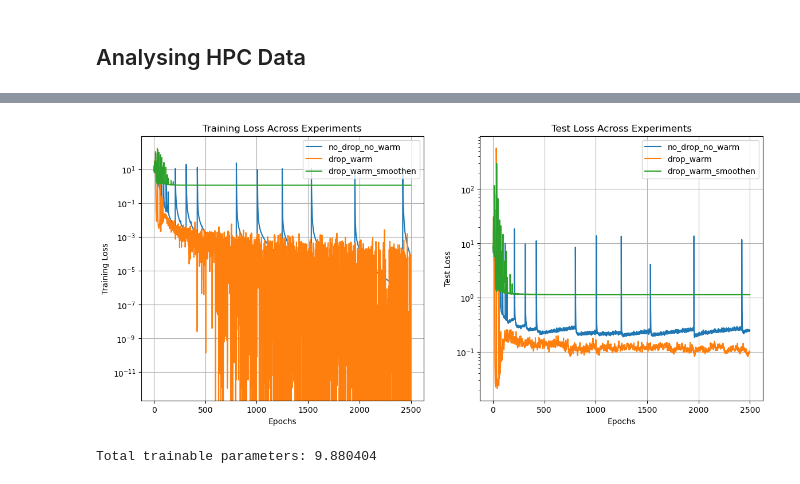
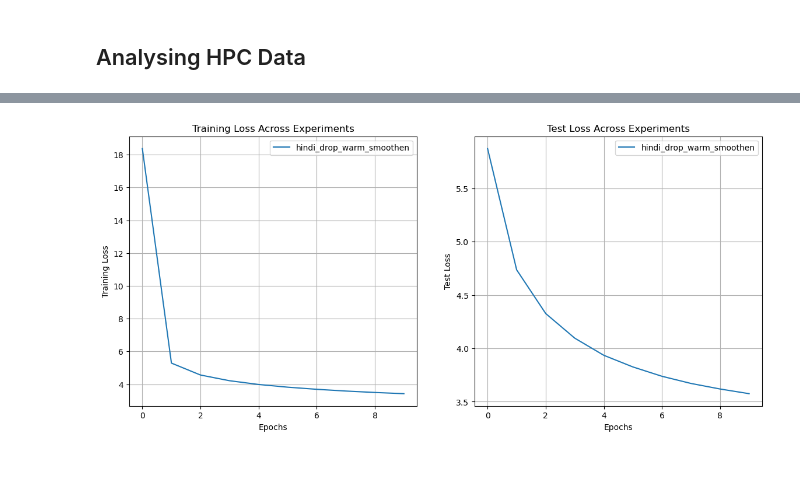
Before and after one commit to SharmaLlama/dl-from-scratch, a Jupyter notebook: notebooks/transformer.ipynb, the cells around one changed output, grey strips where cells are left out. Drawn from its saved outputs; the diff is of its cells as text; code cells hidden in the pictures.

```diff
--- a/notebooks/transformer.ipynb
+++ b/notebooks/transformer.ipynb
@@ -270,7 +272,7 @@ train_losses = {}
 test_losses = {}
 sentences = {}
 
-for exp in [exp_1, exp_2, exp_3]:
+for exp in [exp_3]:
     with open(base_path / f"{exp}_sentences.pkl", "rb") as f:
         sentences[exp] = pickle.load(f)
 
@@ -305,33 +284,28 @@ sentences[exp_3]
 # %%
 import matplotlib.pyplot as plt
 
 fig, axes = plt.subplots(1, 2, figsize=(14, 6))
 
 # Plot training losses
 for exp_name, losses in train_losses.items():
     axes[0].plot(losses, label=exp_name)
 axes[0].set_title("Training Loss Across Experiments")
 axes[0].set_xlabel("Epochs")
 axes[0].set_ylabel("Training Loss")
 axes[0].legend()
-axes[0].set_yscale("log")
+# axes[0].set_yscale("log")
 axes[0].grid(True)
 
 # Plot test losses
 for exp_name, losses in test_losses.items():
     axes[1].plot(losses, label=exp_name)
 axes[1].set_title("Test Loss Across Experiments")
 axes[1].set_xlabel("Epochs")
 axes[1].set_ylabel("Test Loss")
 axes[1].legend()
-axes[1].set_yscale("log")
+# axes[1].set_yscale("log")
 axes[1].grid(True)
 
 # Show the plots
 # %% [output]
-[figure, old version]
+[figure, new version]
-# %%
-num_params = sum(p.numel() for p in model.parameters() if p.requires_grad)
-print(f"Total trainable parameters: {num_params/1e6}")
-# %% [output]
-Total trainable parameters: 9.880404
```
Also changed, not shown: parts of 35 cells of this notebook, 5 other files.
